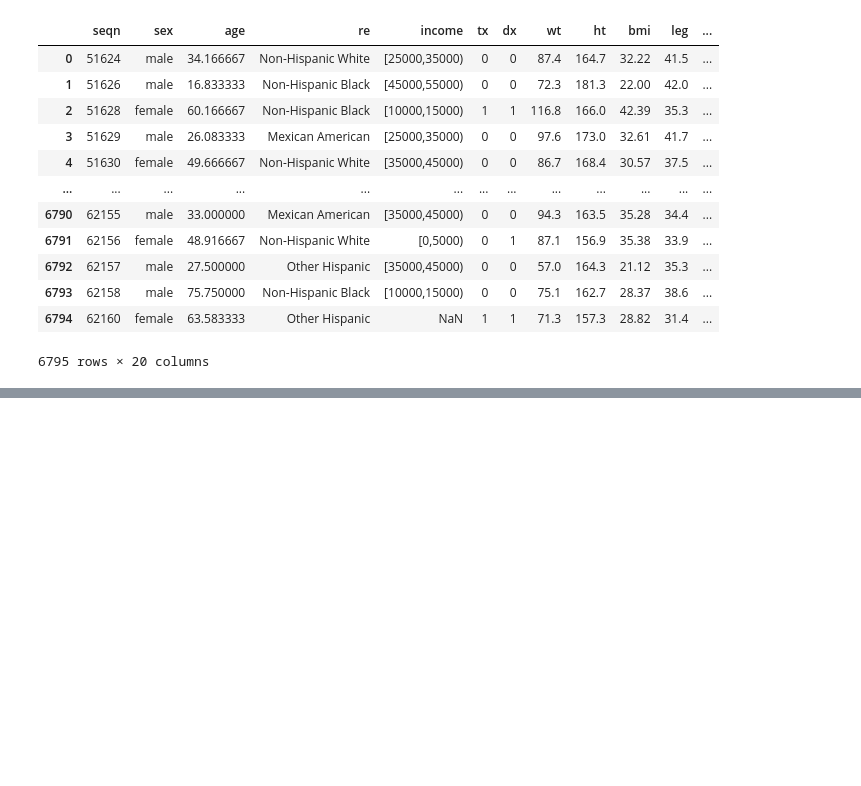
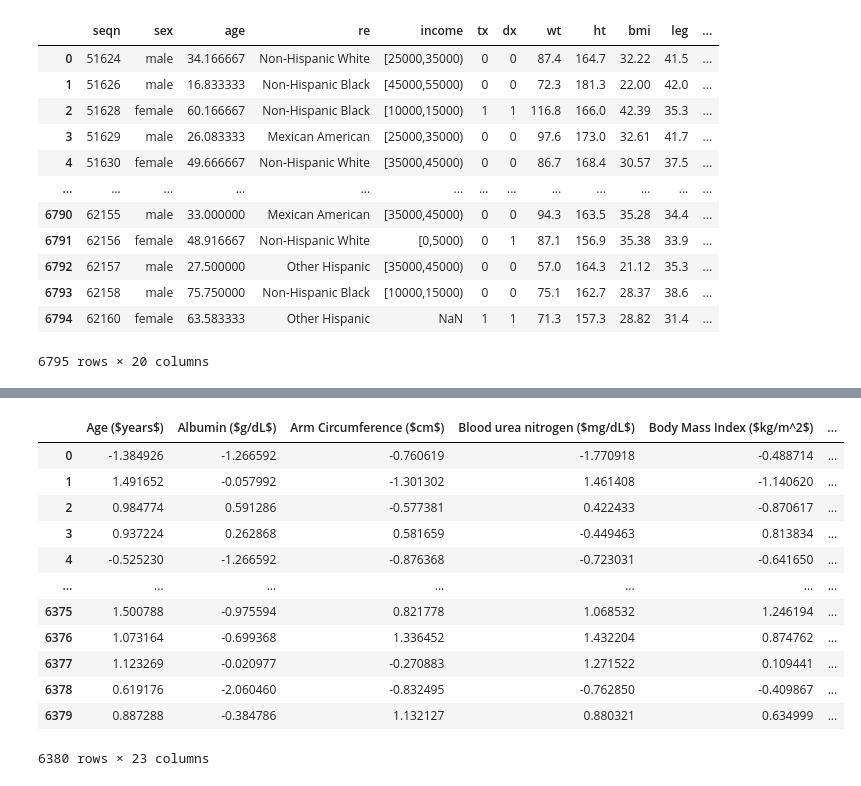
Before and after one commit to hl-n/diabetes-prediction-NHANES, a Jupyter notebook: notebooks/modelling.ipynb, the cells around one changed output, grey strips where cells are left out. Drawn from its saved outputs; the diff is of its cells as text; code cells hidden in the pictures; blank space fills up the shorter version.

```diff
--- a/notebooks/modelling.ipynb
+++ b/notebooks/modelling.ipynb
@@ -44,0 +83,17 @@ df # Preview the DataFrame
+# %%
+X_train, X_test, y_train, y_test = process_data(df, config)
+X_train
+# %% [output]
+|  | Age ($years$) | Albumin ($g/dL$) | Arm Circumference ($cm$) | Blood urea nitrogen ($mg/dL$) | Body Mass Index ($kg/m^2$) | ... |
+| 0 | -1.384926 | -1.266592 | -0.760619 | -1.770918 | -0.488714 | ... |
+| 1 | 1.491652 | -0.057992 | -1.301302 | 1.461408 | -1.140620 | ... |
+| 2 | 0.984774 | 0.591286 | -0.577381 | 0.422433 | -0.870617 | ... |
+| 3 | 0.937224 | 0.262868 | 0.581659 | -0.449463 | 0.813834 | ... |
+| 4 | -0.525230 | -1.266592 | -0.876368 | -0.723031 | -0.641650 | ... |
+| ... | ... | ... | ... | ... | ... | ... |
+| 6375 | 1.500788 | -0.975594 | 0.821778 | 1.068532 | 1.246194 | ... |
+| 6376 | 1.073164 | -0.699368 | 1.336452 | 1.432204 | 0.874762 | ... |
+| 6377 | 1.123269 | -0.020977 | -0.270883 | 1.271522 | 0.109441 | ... |
+| 6378 | 0.619176 | -2.060460 | -0.832495 | -0.762850 | -0.409867 | ... |
+| 6379 | 0.887288 | -0.384786 | 1.132127 | 0.880321 | 0.634999 | ... |
+6380 rows × 23 columns
```
Also changed, not shown: parts of 8 cells of this notebook, 5 other files.
